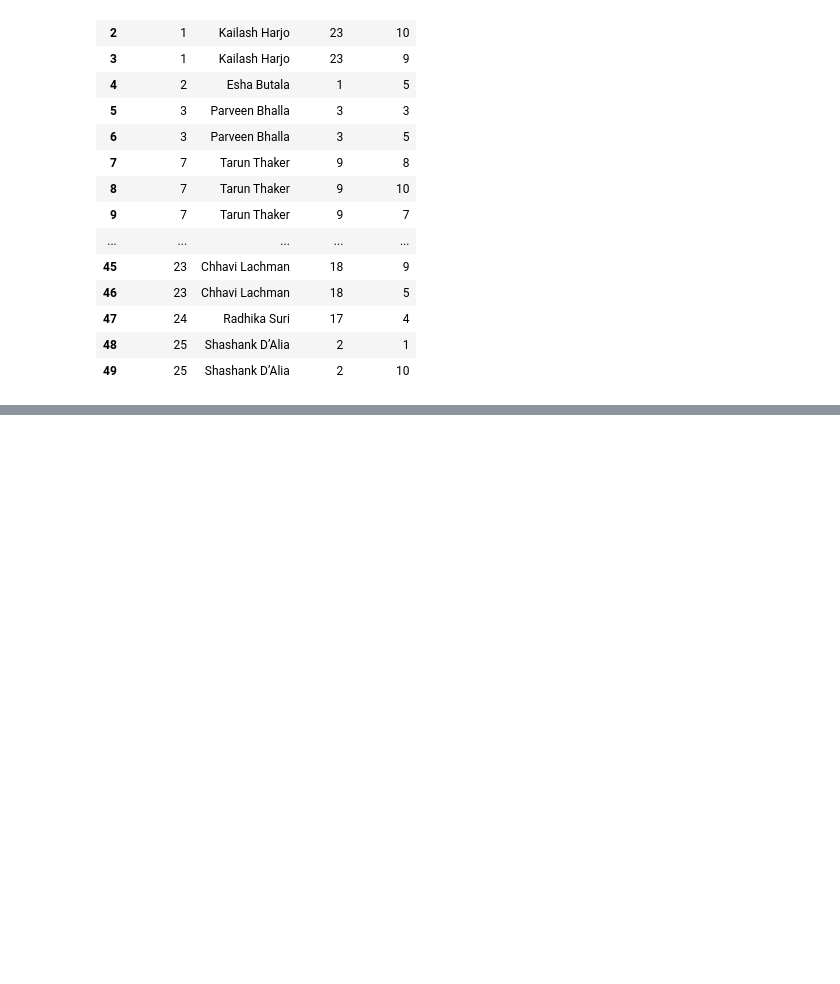
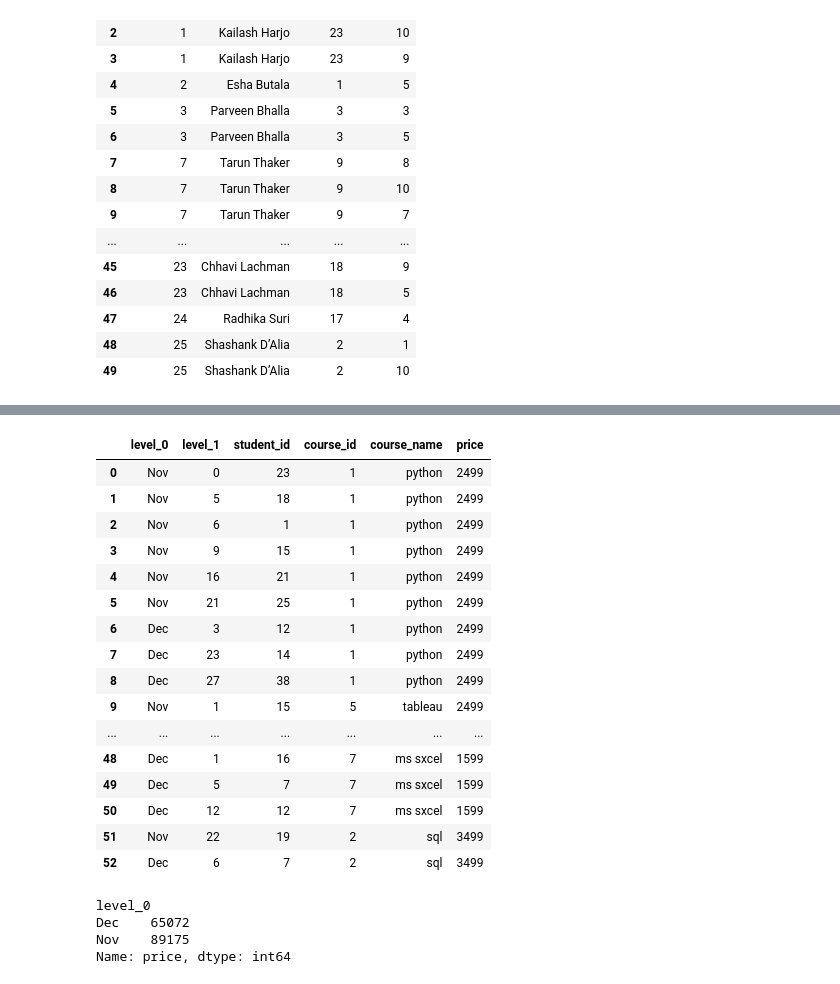
Before and after one commit to Akash11gavhane/Python, a Jupyter notebook: Pandas/session-20_merging.ipynb, the cells around one changed output, grey strips where cells are left out. Cells and saved outputs as stored; diff of their text form; code cells hidden in the pictures; blank space fills up the shorter version.

```diff
--- a/Pandas/session-20_merging.ipynb
+++ b/Pandas/session-20_merging.ipynb
@@ -332,0 +542,6 @@ students.merge(regs , how = 'inner' , on = 'student_id')
+# %%
+#
+
+temp_df = pd.concat([nov  ,dec] , keys = ['Nov' , 'Dec']).reset_index()
+
+temp_df
@@ -332,0 +566,27 @@ students.merge(regs , how = 'inner' , on = 'student_id')
+# %%
+temp_df.merge(courses , how='inner' , on = 'course_id')
+# %% [output]
+|  | level_0 | level_1 | student_id | course_id | course_name | price |
+| 0 | Nov | 0 | 23 | 1 | python | 2499 |
+| 1 | Nov | 5 | 18 | 1 | python | 2499 |
+| 2 | Nov | 6 | 1 | 1 | python | 2499 |
+| 3 | Nov | 9 | 15 | 1 | python | 2499 |
+| 4 | Nov | 16 | 21 | 1 | python | 2499 |
+| 5 | Nov | 21 | 25 | 1 | python | 2499 |
+| 6 | Dec | 3 | 12 | 1 | python | 2499 |
+| 7 | Dec | 23 | 14 | 1 | python | 2499 |
+| 8 | Dec | 27 | 38 | 1 | python | 2499 |
+| 9 | Nov | 1 | 15 | 5 | tableau | 2499 |
+| ... | ... | ... | ... | ... | ... | ... |
+| 48 | Dec | 1 | 16 | 7 | ms sxcel | 1599 |
+| 49 | Dec | 5 | 7 | 7 | ms sxcel | 1599 |
+| 50 | Dec | 12 | 12 | 7 | ms sxcel | 1599 |
+| 51 | Nov | 22 | 19 | 2 | sql | 3499 |
+| 52 | Dec | 6 | 7 | 2 | sql | 3499 |
+# %%
+temp_df.merge(courses , how='inner' , on = 'course_id').groupby('level_0')['price'].sum()
+# %% [output]
+level_0
+Dec    65072
+Nov    89175
+Name: price, dtype: int64
```
Also changed, not shown: parts of 21 cells of this notebook.
